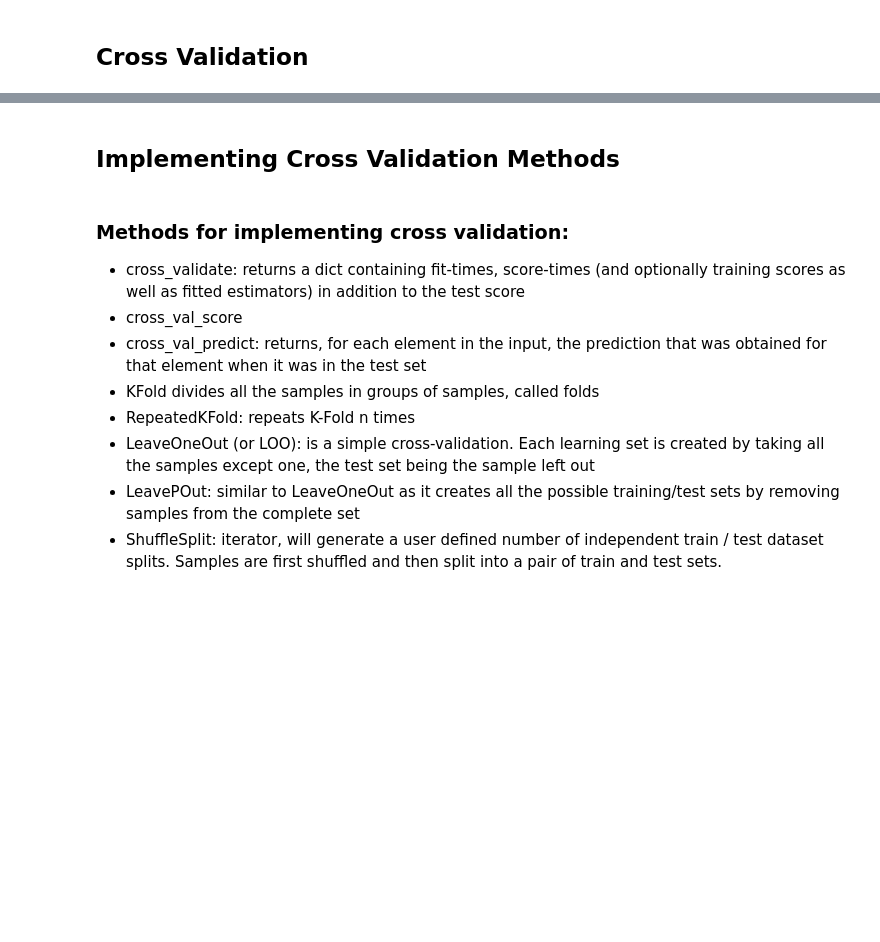
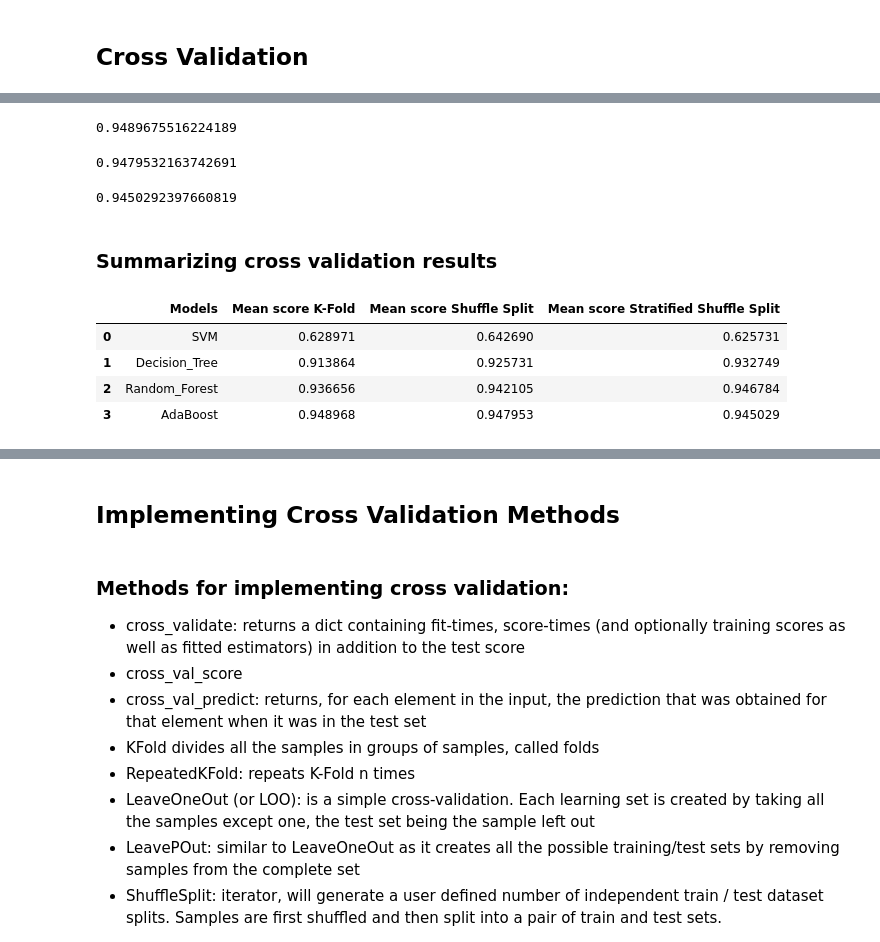
Before and after one commit to Daniela-q-m/Machine-Learning-Course-Projects, a Jupyter notebook: Cross Validation Methods (Wisconsin Cancer Dataset).ipynb, the cells around one changed output, grey strips where cells are left out. Saved outputs shown, nothing was run; the diff lists cells and outputs as text; code cells hidden in the pictures; blank space fills up the shorter version.

```diff
--- a/Cross Validation Methods (Wisconsin Cancer Dataset).ipynb
+++ b/Cross Validation Methods (Wisconsin Cancer Dataset).ipynb
@@ -325,0 +311,5 @@ results['Mean score Stratified Shuffle Split']=
+# %%
+#Stratified  shuffle split
+scores_strat_shuffle_rf=cross_val_score(rf_tuned, X, y, cv=cv_strat_shuffle)
+strat_shuffle.append(scores_strat_shuffle_rf.mean())
+scores_strat_shuffle_rf.mean()
@@ -325,0 +323,38 @@ results['Mean score Stratified Shuffle Split']=
+# %%
+#K-fold cross validation
+scores_kfold_Ada=cross_val_score(Ada_tuned, X, y, cv=cv_kfold)
+kfold.append(scores_kfold_Ada.mean())
+scores_kfold_Ada.mean()
+# %% [output]
+0.9489675516224189
+# %%
+#Shuffle Split Cross Validation
+scores_shuffle_Ada=cross_val_score(Ada_tuned, X, y, cv=cv_shuffle)
+shuffle.append(scores_shuffle_Ada.mean())
+scores_shuffle_Ada.mean()
+# %% [output]
+0.9479532163742691
+# %%
+#Stratified  shuffle split
+scores_strat_shuffle_Ada=cross_val_score(Ada_tuned, X, y, cv=cv_strat_shuffle)
+strat_shuffle.append(scores_strat_shuffle_Ada.mean())
+scores_strat_shuffle_Ada.mean()
+# %% [output]
+0.9450292397660819
+# %% [markdown]
+### Summarizing cross validation results
+# %%
+#Making a dataframe that contains the average values for cross validations scores with different cross validation metrics
+
+results=pd.DataFrame()
+results['Models'] = models_list
+results['Mean score K-Fold'] = kfold
+results['Mean score Shuffle Split']=shuffle
+results['Mean score Stratified Shuffle Split']=strat_shuffle
+results
+# %% [output]
+|  | Models | Mean score K-Fold | Mean score Shuffle Split | Mean score Stratified Shuffle Split |
+| 0 | SVM | 0.628971 | 0.642690 | 0.625731 |
+| 1 | Decision_Tree | 0.913864 | 0.925731 | 0.932749 |
+| 2 | Random_Forest | 0.936656 | 0.942105 | 0.946784 |
+| 3 | AdaBoost | 0.948968 | 0.947953 | 0.945029 |
```
Also changed, not shown: parts of 66 cells of this notebook, 56 other files.
